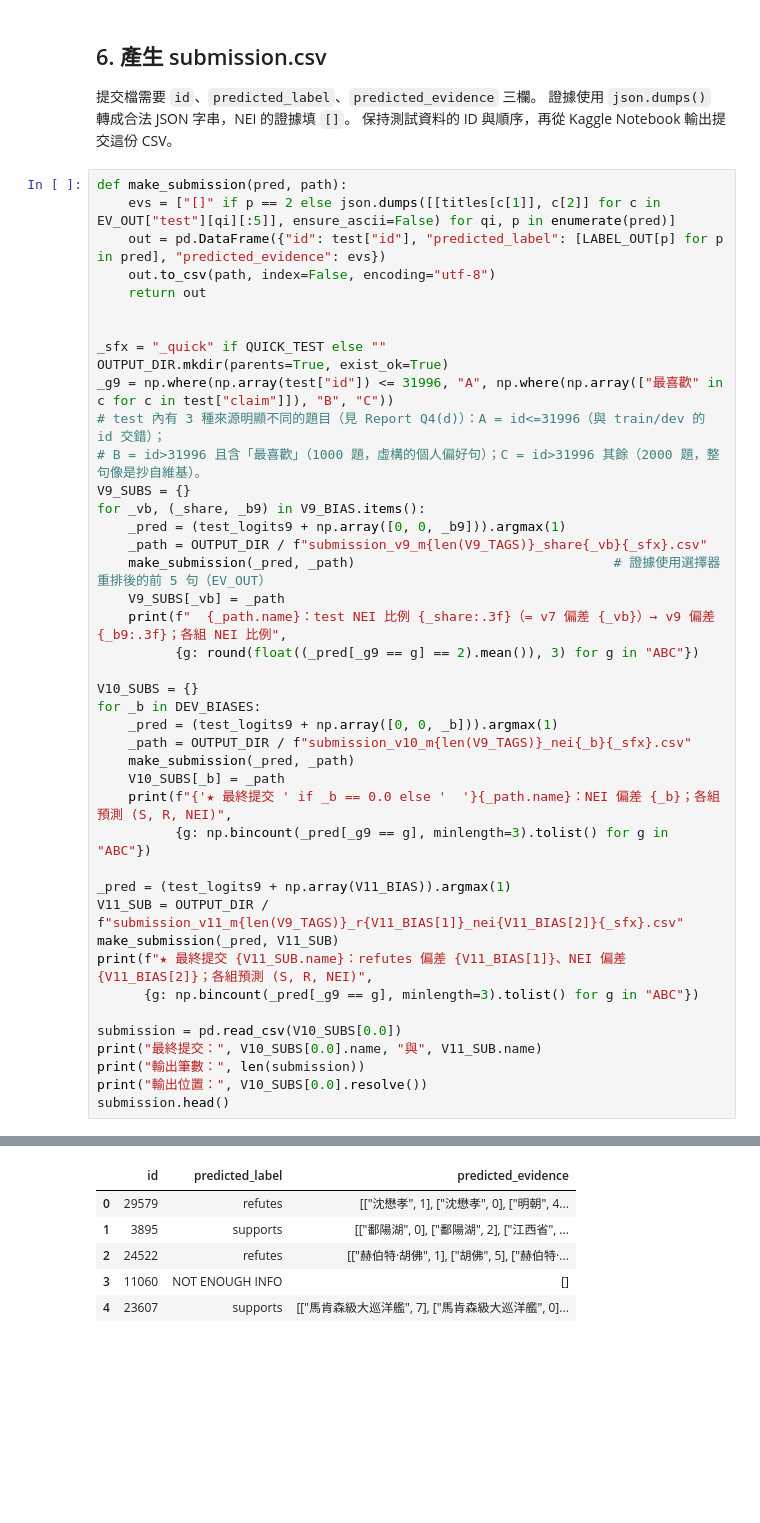
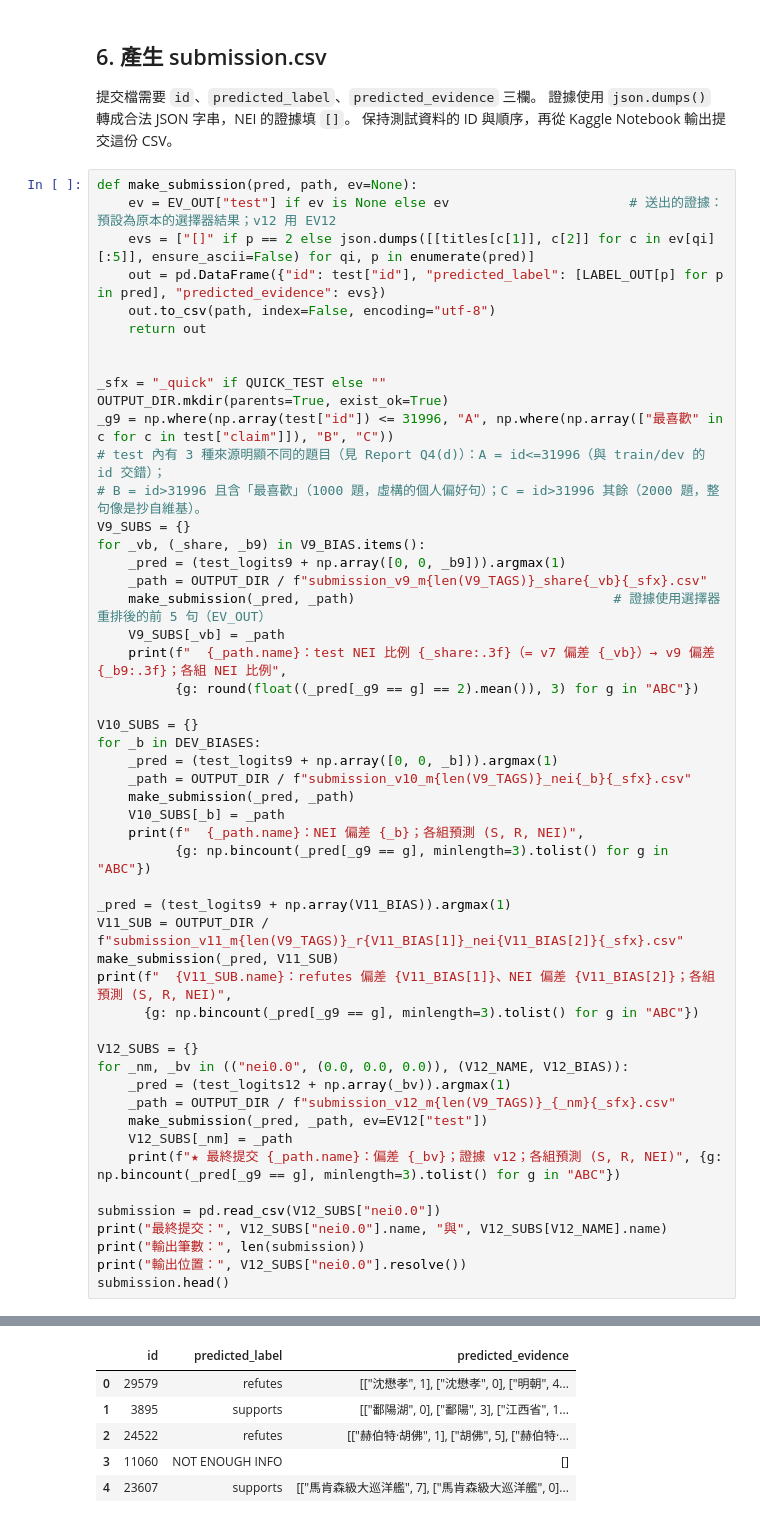
Before and after one commit to yiting-224/NLP-Assignment3, a Jupyter notebook: NLP_HW3_NTHU_115062556.ipynb, the cells around one changed output, grey strips where cells are left out. Cells and saved outputs as stored; diff of their text form; blank space fills up the shorter version.

```diff
--- a/NLP_HW3_NTHU_115062556.ipynb
+++ b/NLP_HW3_NTHU_115062556.ipynb
@@ -2215,8 +2405,9 @@ CFEVER Score（dev，v11 refutes 偏差 1.0、NEI 偏差 1.5）: 0.7637
 證據使用 `json.dumps()` 轉成合法 JSON 字串，NEI 的證據填 `[]`。
 保持測試資料的 ID 與順序，再從 Kaggle Notebook 輸出提交這份 CSV。
 # %%
-def make_submission(pred, path):
-    evs = ["[]" if p == 2 else json.dumps([[titles[c[1]], c[2]] for c in EV_OUT["test"][qi][:5]], ensure_ascii=False) for qi, p in enumerate(pred)]
+def make_submission(pred, path, ev=None):
+    ev = EV_OUT["test"] if ev is None else ev                       # 送出的證據：預設為原本的選擇器結果；v12 用 EV12
+    evs = ["[]" if p == 2 else json.dumps([[titles[c[1]], c[2]] for c in ev[qi][:5]], ensure_ascii=False) for qi, p in enumerate(pred)]
     out = pd.DataFrame({"id": test["id"], "predicted_label": [LABEL_OUT[p] for p in pred], "predicted_evidence": evs})
     out.to_csv(path, index=False, encoding="utf-8")
     return out
@@ -2242,19 +2433,27 @@ for _b in DEV_BIASES:
     _path = OUTPUT_DIR / f"submission_v10_m{len(V9_TAGS)}_nei{_b}{_sfx}.csv"
     make_submission(_pred, _path)
     V10_SUBS[_b] = _path
-    print(f"{'★ 最終提交 ' if _b == 0.0 else '  '}{_path.name}：NEI 偏差 {_b}；各組預測 (S, R, NEI)",
+    print(f"  {_path.name}：NEI 偏差 {_b}；各組預測 (S, R, NEI)",
           {g: np.bincount(_pred[_g9 == g], minlength=3).tolist() for g in "ABC"})
 
 _pred = (test_logits9 + np.array(V11_BIAS)).argmax(1)
 V11_SUB = OUTPUT_DIR / f"submission_v11_m{len(V9_TAGS)}_r{V11_BIAS[1]}_nei{V11_BIAS[2]}{_sfx}.csv"
 make_submission(_pred, V11_SUB)
-print(f"★ 最終提交 {V11_SUB.name}：refutes 偏差 {V11_BIAS[1]}、NEI 偏差 {V11_BIAS[2]}；各組預測 (S, R, NEI)",
+print(f"  {V11_SUB.name}：refutes 偏差 {V11_BIAS[1]}、NEI 偏差 {V11_BIAS[2]}；各組預測 (S, R, NEI)",
       {g: np.bincount(_pred[_g9 == g], minlength=3).tolist() for g in "ABC"})
 
-submission = pd.read_csv(V10_SUBS[0.0])
-print("最終提交：", V10_SUBS[0.0].name, "與", V11_SUB.name)
+V12_SUBS = {}
+for _nm, _bv in (("nei0.0", (0.0, 0.0, 0.0)), (V12_NAME, V12_BIAS)):
+    _pred = (test_logits12 + np.array(_bv)).argmax(1)
+    _path = OUTPUT_DIR / f"submission_v12_m{len(V9_TAGS)}_{_nm}{_sfx}.csv"
+    make_submission(_pred, _path, ev=EV12["test"])
+    V12_SUBS[_nm] = _path
+    print(f"★ 最終提交 {_path.name}：偏差 {_bv}；證據 v12；各組預測 (S, R, NEI)", {g: np.bincount(_pred[_g9 == g], minlength=3).tolist() for g in "ABC"})
+
+submission = pd.read_csv(V12_SUBS["nei0.0"])
+print("最終提交：", V12_SUBS["nei0.0"].name, "與", V12_SUBS[V12_NAME].name)
 print("輸出筆數：", len(submission))
-print("輸出位置：", V10_SUBS[0.0].resolve())
+print("輸出位置：", V12_SUBS["nei0.0"].resolve())
 submission.head()
 # %% [output]
   submission_v9_m12_share1.25.csv：test NEI 比例 0.397（= v7 偏差 1.25）→ v9 偏差 1.337；各組 NEI 比例 {'A': 0.453, 'B': 1.0, 'C': 0.011}
@@ -2272,6 +2473,6 @@ submission.head()
 |  | id | predicted_label | predicted_evidence |
 | 0 | 29579 | refutes | [["沈懋孝", 1], ["沈懋孝", 0], ["明朝", 4... |
-| 1 | 3895 | supports | [["鄱陽湖", 0], ["鄱陽湖", 2], ["江西省", ... |
+| 1 | 3895 | supports | [["鄱陽湖", 0], ["鄱陽", 3], ["江西省", 1... |
 | 2 | 24522 | refutes | [["赫伯特·胡佛", 1], ["胡佛", 5], ["赫伯特·... |
 | 3 | 11060 | NOT ENOUGH INFO | [] |
 | 4 | 23607 | supports | [["馬肯森級大巡洋艦", 7], ["馬肯森級大巡洋艦", 0]... |
```
Also changed, not shown: parts of 5 cells of this notebook, 2 other files.
